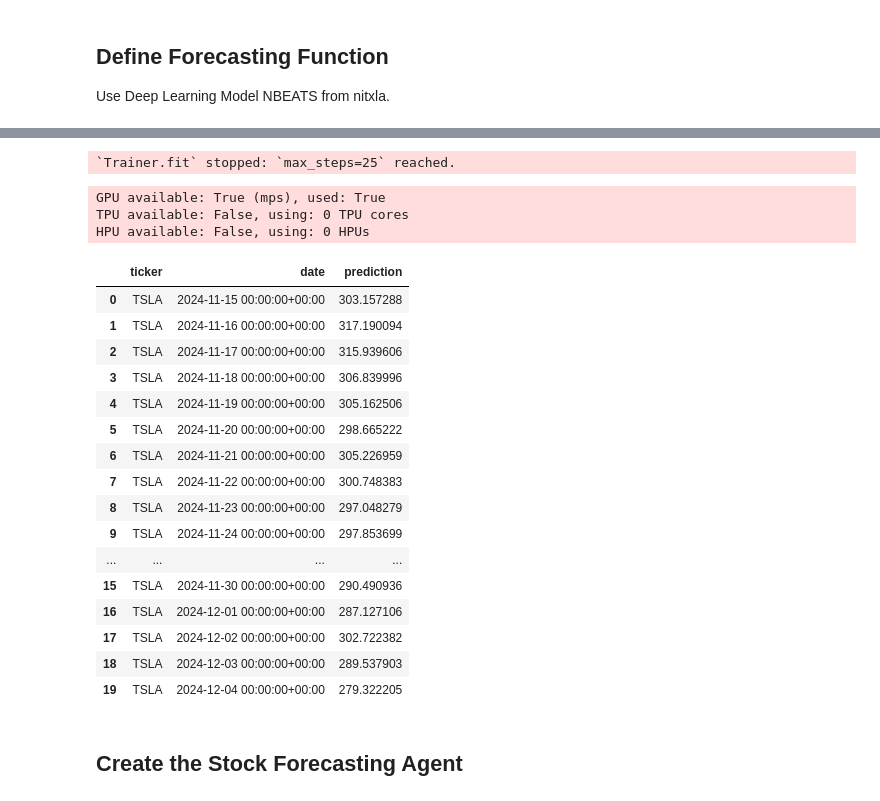
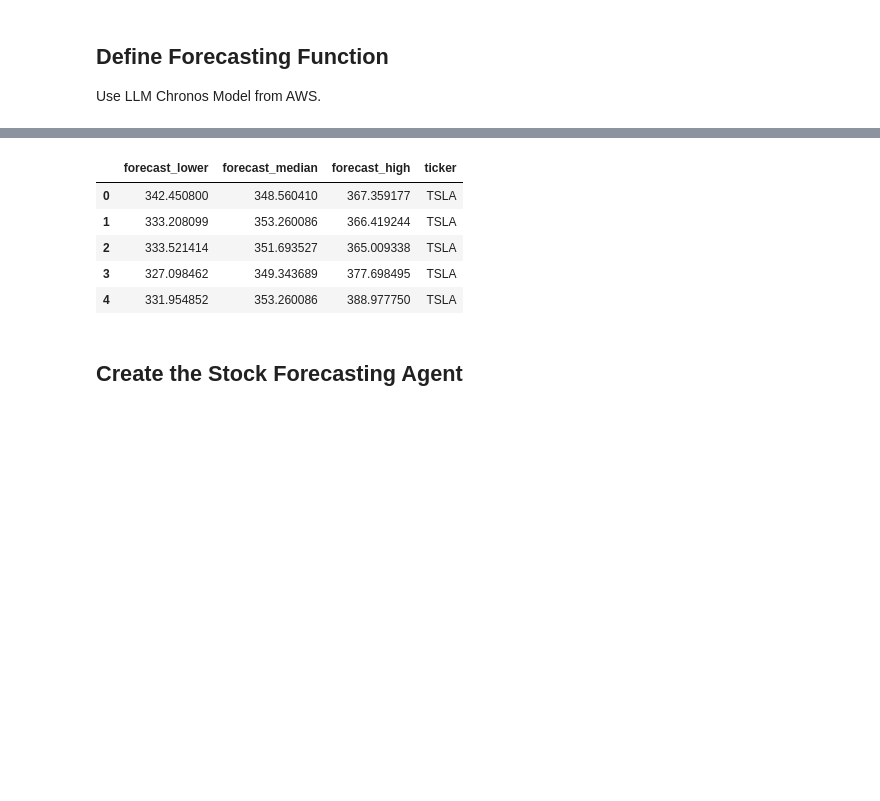
Before and after one commit to john2408/stock_forecast_ai_agent, a Jupyter notebook: function_calling_agent.ipynb, the cells around one changed output, grey strips where cells are left out. Cells and saved outputs as stored; diff of their text form; code cells hidden in the pictures; blank space fills up the shorter version.

```diff
--- a/function_calling_agent.ipynb
+++ b/function_calling_agent.ipynb
@@ -41,9 +47,9 @@ from datetime import datetime, timedelta
 # %% [markdown]
 ## Define Forecasting Function
 
-Use Deep Learning Model NBEATS from nitxla.
+Use LLM Chronos Model from AWS.
 # %%
-def get_stock_forecast(stock_symbol: str, prediction_days: int = 10) -> pd.DataFrame:
+def get_stock_forecast(stock_symbol: str, prediction_days: int = 10) -> Tuple[pd.DataFrame, pd.DataFrame]:
     """Forecasting function for any given ticker
 
     Args:
@@ -57,33 +63,40 @@ def get_stock_forecast(stock_symbol: str, prediction_days: int = 10) -> pd.DataF
             - prediction (float)
     """
 
-    FREQUENCY='D'
-    val_size = prediction_days
-
     stock_data = yf.download(stock_symbol, period="1y", interval="1d")
-    max_encoder_length = int(stock_data.shape[0]/10)
 
     stock_data = stock_data.reset_index().rename(columns={"Date": "ds", "Close": "y"})
     stock_data = stock_data[["ds", "y"]].copy()
     stock_data.columns = ["ds", "y"]
     stock_data['unique_id'] = stock_symbol
 
-    models = [
-        NBEATS(
-            input_size=max_encoder_length,
-            h=prediction_days,
-            max_steps=max_encoder_length,
-        ),
-    ]
+    pipeline = ChronosPipeline.from_pretrained(
+    "amazon/chronos-t5-small",
+    device_map="mps", # configure Mac MPS GPU
+    torch_dtype=torch.bfloat16,
+    )
 
-    nf = NeuralForecast(models=models, freq=FREQUENCY)
-    nf.fit(df=stock_data, val_size=val_size, verbose=False)
-    future_dates = nf.predict().reset_index()
-    future_dates = future_dates.rename(columns={'unique_id':'ticker', 'ds':'date', 'NBEATS':'prediction'})
+    historical_data = stock_data['y'].tolist()
 
-    return future_dates
+    context = torch.tensor(historical_data)
+
+    # predict using LLM model by passing context data
+    forecasts = pipeline.predict(context, prediction_days)
+
+    df_forecast = pd.DataFrame()
+    for ts_key, forecast in zip([stock_symbol], forecasts):
+        low, median, high = np.quantile(forecast.numpy(), [0.1, 0.5, 0.9], axis=0)
+
+        df_forecast = pd.DataFrame({'forecast_lower': low,
+                            'forecast_median':median,
+                            'forecast_high':high
+                            })
+        df_forecast['ticker'] = ts_key
+
+    return df_forecast, stock_data
 # %%
 # Test the function
-get_stock_forecast('TSLA', 20)
+df_forecast, stock_data = get_stock_forecast('TSLA', 20)
+df_forecast.head()
 # %% [output]
 [*********************100%***********************]  1 of 1 completed
@@ -108,24 +103,9 @@ HPU available: False, using: 0 HPUs
-`Trainer.fit` stopped: `max_steps=25` reached.
-GPU available: True (mps), used: True
-TPU available: False, using: 0 TPU cores
-HPU available: False, using: 0 HPUs
-|  | ticker | date | prediction |
-| 0 | TSLA | 2024-11-15 00:00:00+00:00 | 303.157288 |
-| 1 | TSLA | 2024-11-16 00:00:00+00:00 | 317.190094 |
-| 2 | TSLA | 2024-11-17 00:00:00+00:00 | 315.939606 |
-| 3 | TSLA | 2024-11-18 00:00:00+00:00 | 306.839996 |
-| 4 | TSLA | 2024-11-19 00:00:00+00:00 | 305.162506 |
-| 5 | TSLA | 2024-11-20 00:00:00+00:00 | 298.665222 |
-| 6 | TSLA | 2024-11-21 00:00:00+00:00 | 305.226959 |
-| 7 | TSLA | 2024-11-22 00:00:00+00:00 | 300.748383 |
-| 8 | TSLA | 2024-11-23 00:00:00+00:00 | 297.048279 |
-| 9 | TSLA | 2024-11-24 00:00:00+00:00 | 297.853699 |
-| ... | ... | ... | ... |
-| 15 | TSLA | 2024-11-30 00:00:00+00:00 | 290.490936 |
-| 16 | TSLA | 2024-12-01 00:00:00+00:00 | 287.127106 |
-| 17 | TSLA | 2024-12-02 00:00:00+00:00 | 302.722382 |
-| 18 | TSLA | 2024-12-03 00:00:00+00:00 | 289.537903 |
-| 19 | TSLA | 2024-12-04 00:00:00+00:00 | 279.322205 |
+|  | forecast_lower | forecast_median | forecast_high | ticker |
+| 0 | 342.450800 | 348.560410 | 367.359177 | TSLA |
+| 1 | 333.208099 | 353.260086 | 366.419244 | TSLA |
+| 2 | 333.521414 | 351.693527 | 365.009338 | TSLA |
+| 3 | 327.098462 | 349.343689 | 377.698495 | TSLA |
+| 4 | 331.954852 | 353.260086 | 388.977750 | TSLA |
 # %% [markdown]
 ## Create the Stock Forecasting Agent
 # %%
```
Also changed, not shown: parts of 8 cells of this notebook, 1 other file.
